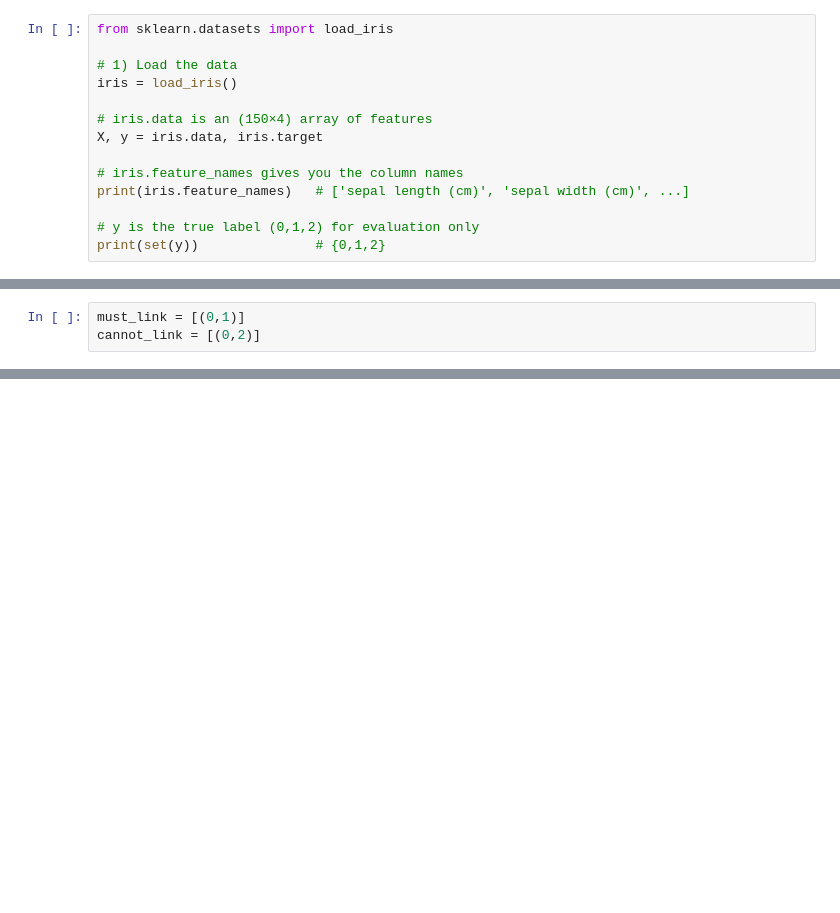
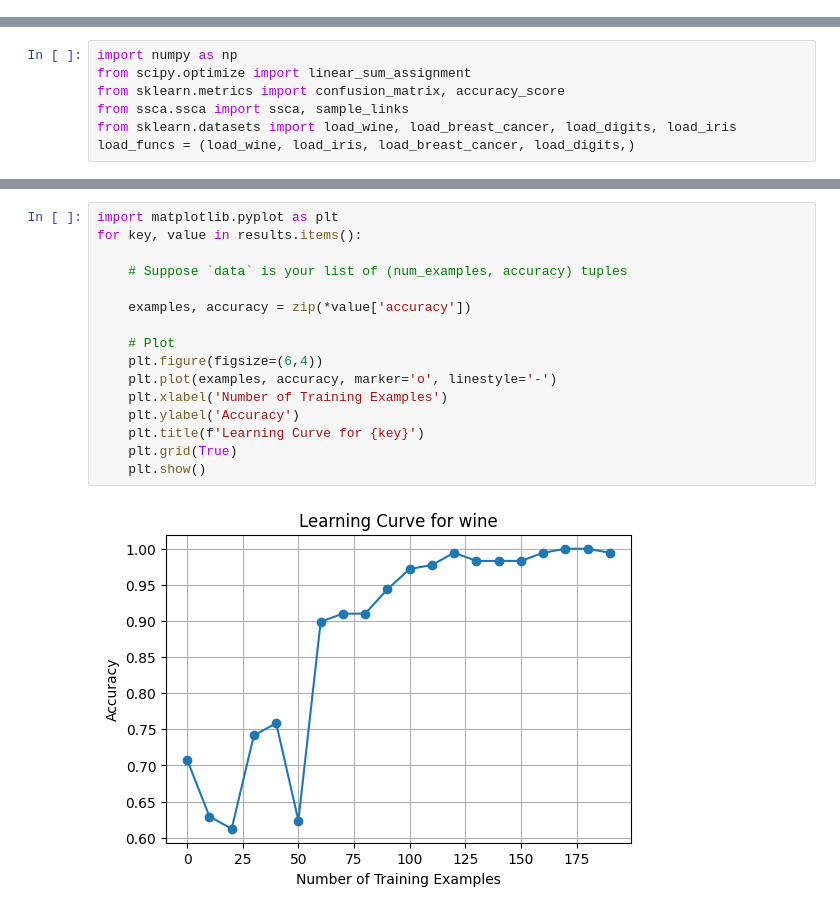
Before and after one commit to troy-lab/ssca-graph-analytics, a Jupyter notebook: ssca.ipynb, the cells around one changed output, grey strips where cells are left out. Saved outputs shown, nothing was run; the diff lists cells and outputs as text; blank space fills up the shorter version.

```diff
--- a/ssca.ipynb
+++ b/ssca.ipynb
@@ -5,14 +0,0 @@ from ssca.ssca import calculate_similarity_matrix, update_pairwise_constraints
-# %%
-from sklearn.datasets import load_iris
-
-# 1) Load the data
-iris = load_iris()
-
-# iris.data is an (150×4) array of features
-X, y = iris.data, iris.target
-
-# iris.feature_names gives you the column names
-print(iris.feature_names)   # ['sepal length (cm)', 'sepal width (cm)', ...]
-
-# y is the true label (0,1,2) for evaluation only
-print(set(y))               # {0,1,2}
@@ -40,3 +0,0 @@ array([[1.00000000e+000, 1.05051438e-007, 8.35820580e-005, ...,
-# %%
-must_link = [(0,1)]
-cannot_link = [(0,2)]
@@ -54,0 +1,7 @@ ValueError: array must not contain infs or NaNs
+# %%
+import numpy as np
+from scipy.optimize import linear_sum_assignment
+from sklearn.metrics import confusion_matrix, accuracy_score
+from ssca.ssca import ssca, sample_links
+from sklearn.datasets import load_wine, load_breast_cancer, load_digits, load_iris
+load_funcs = (load_wine, load_iris, load_breast_cancer, load_digits,)
@@ -54,0 +56,18 @@ ValueError: array must not contain infs or NaNs
+# %%
+import matplotlib.pyplot as plt
+for key, value in results.items():
+
+    # Suppose `data` is your list of (num_examples, accuracy) tuples
+
+    examples, accuracy = zip(*value['accuracy'])
+
+    # Plot
+    plt.figure(figsize=(6,4))
+    plt.plot(examples, accuracy, marker='o', linestyle='-')
+    plt.xlabel('Number of Training Examples')
+    plt.ylabel('Accuracy')
+    plt.title(f'Learning Curve for {key}')
+    plt.grid(True)
+    plt.show()
+# %% [output]
+[figure, added]
```
Also changed, not shown: parts of 8 cells of this notebook, 2 other files.
